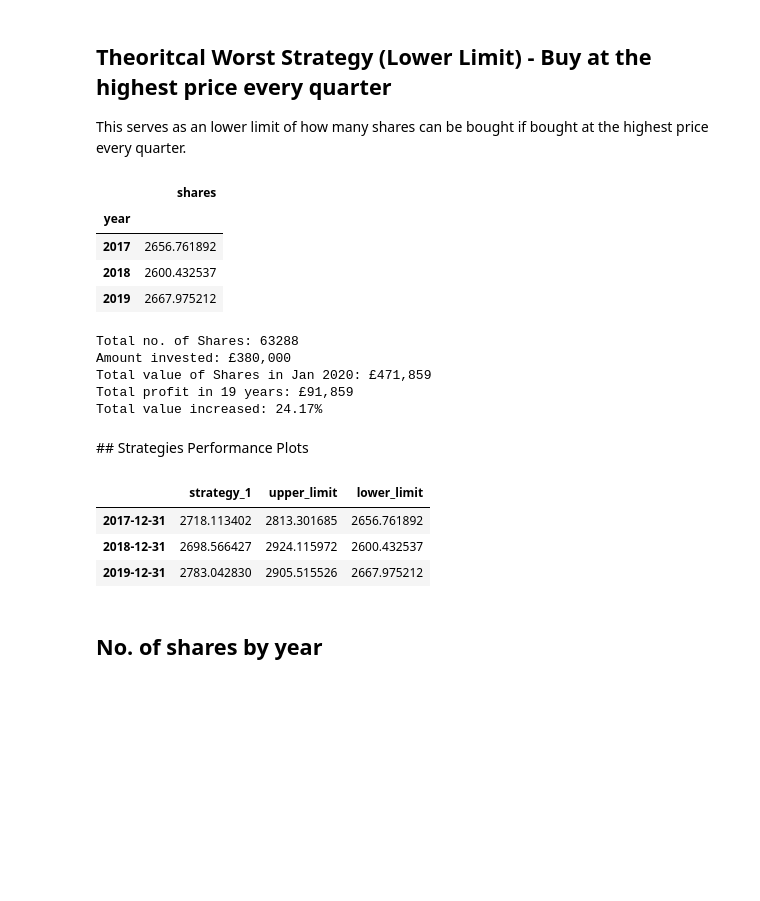
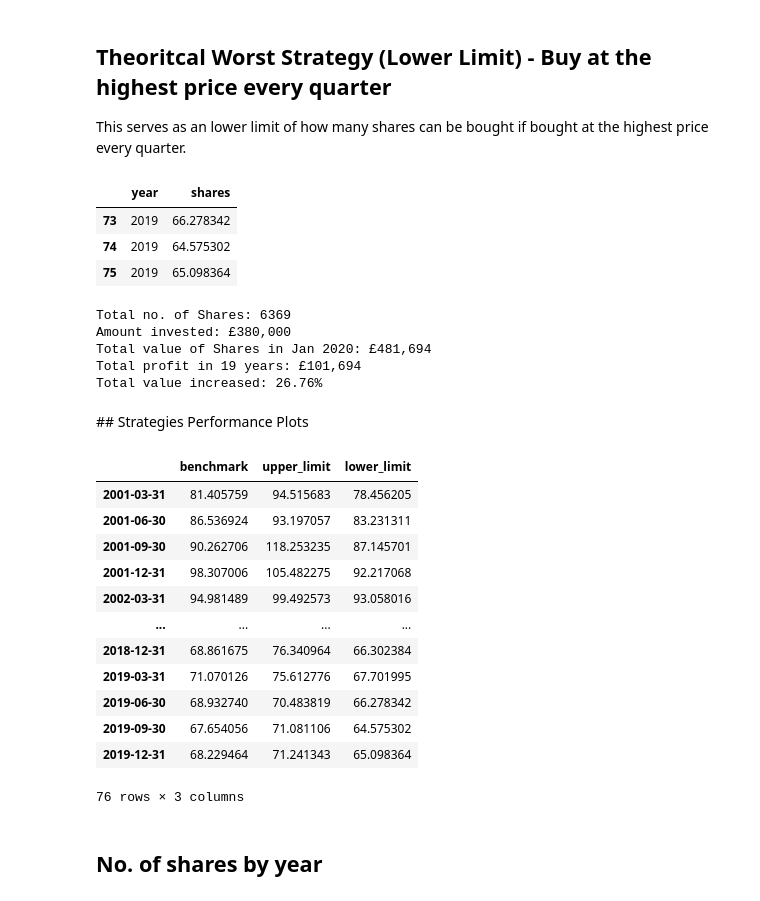
Before and after one commit to Sabihxh/finance, a Jupyter notebook: tridex/Investment Strategies.ipynb, the cells around one changed output. Saved outputs shown, nothing was run; the diff lists cells and outputs as text; code cells hidden in the pictures; blank space fills up the shorter version.

```diff
--- a/tridex/Investment Strategies.ipynb
+++ b/tridex/Investment Strategies.ipynb
@@ -51,7 +71,7 @@ UKX_sheet = BASE_URL.format('gid=134530274')
 ISF_sheet = BASE_URL.format('gid=1374752918')
 # %%
 # Read data
-df = pd.read_csv(ISF_sheet)
+df = pd.read_csv(UKX_sheet)
 
 # Rename columns
 df = df.rename(columns={'Unnamed: 1': 'Open'})
@@ -71,3 +91,4 @@ df['quarter'] = df['Date'].dt.quarter
 df['avg'] = round((df['High'] + df['Low']) / 2, 2) # $\frac{high + low}{2}$
 
 # df = df.set_index('Date')
+df.head()
@@ -106,7 +180,7 @@ def get_stats(strategy_df):
 # %%
 monthly_limit = (LIMIT/12) - FEE
 
-strategy_1 = (
+benchmark = (
         monthly_limit/(df
             .loc[
                 df['Date'].isin(
@@ -124,5 +198,13 @@ strategy_1 = (
         .set_index('Date')
     )
 
-strategy_1 = strategy_1.reset_index()
-strategy_1 = strategy_1.groupby(strategy_1['Date'].dt.year).sum().rename(columns={'avg': 'shares'})
+benchmark = benchmark.reset_index()
+benchmark = (
+    benchmark
+    .groupby([benchmark['Date'].dt.year, benchmark['Date'].dt.quarter])
+    .sum()
+    .rename(columns={'avg': 'shares'})
+)
+
+benchmark.index = benchmark.index.set_names(['year', 'quarter'])
+benchmark = benchmark.reset_index()
@@ -165,8 +253,6 @@ upper_limit = (
         )
         .reset_index()
         .rename(columns={'Low': 'shares'})
-        .groupby('year')
-        .agg({'shares': 'sum'})
 )
 # %%
 upper_limit.tail(3)
@@ -203,40 +288,46 @@ lower_limit = (
         )
         .reset_index()
         .rename(columns={'High': 'shares'})
-        .groupby('year')
-        .agg({'shares': 'sum'})
 )
 # %%
 lower_limit.tail(3)
 # %% [output]
-|  | shares |
-| year |  |
-| 2017 | 2656.761892 |
-| 2018 | 2600.432537 |
-| 2019 | 2667.975212 |
+|  | year | shares |
+| 73 | 2019 | 66.278342 |
+| 74 | 2019 | 64.575302 |
+| 75 | 2019 | 65.098364 |
-# %%
-get_stats(lower_limit)
-# %% [output]
-Total no. of Shares: 63288
-Amount invested: £380,000
-Total value of Shares in Jan 2020: £471,859
-Total profit in 19 years: £91,859
-Total value increased: 24.17%
+# %%
+get_stats(lower_limit.groupby('year').agg({'shares': 'sum'}))
+# %% [output]
+Total no. of Shares: 6369
+Amount invested: £380,000
+Total value of Shares in Jan 2020: £481,694
+Total profit in 19 years: £101,694
+Total value increased: 26.76%
 # %% [markdown]
 ## Strategies Performance Plots
 # %%
-result = pd.DataFrame(index=pd.date_range(start='2001-12-31', end='2019-12-31', freq='Y'))
+strategies = pd.DataFrame(index=pd.date_range(start='2001-01-01', end='2019-12-31', freq='Q'))
 
-result['strategy_1'] = strategy_1['shares'].to_list()
-result['upper_limit'] = upper_limit['shares'].to_list()
-result['lower_limit'] = lower_limit['shares'].to_list()
+strategies['benchmark'] = benchmark['shares'].to_list()
+strategies['upper_limit'] = upper_limit['shares'].to_list()
+strategies['lower_limit'] = lower_limit['shares'].to_list()
 
-result.tail(3)
+strategies
 # %% [output]
-|  | strategy_1 | upper_limit | lower_limit |
-| 2017-12-31 | 2718.113402 | 2813.301685 | 2656.761892 |
-| 2018-12-31 | 2698.566427 | 2924.115972 | 2600.432537 |
-| 2019-12-31 | 2783.042830 | 2905.515526 | 2667.975212 |
+|  | benchmark | upper_limit | lower_limit |
+| 2001-03-31 | 81.405759 | 94.515683 | 78.456205 |
+| 2001-06-30 | 86.536924 | 93.197057 | 83.231311 |
+| 2001-09-30 | 90.262706 | 118.253235 | 87.145701 |
+| 2001-12-31 | 98.307006 | 105.482275 | 92.217068 |
+| 2002-03-31 | 94.981489 | 99.492573 | 93.058016 |
+| ... | ... | ... | ... |
+| 2018-12-31 | 68.861675 | 76.340964 | 66.302384 |
+| 2019-03-31 | 71.070126 | 75.612776 | 67.701995 |
+| 2019-06-30 | 68.932740 | 70.483819 | 66.278342 |
+| 2019-09-30 | 67.654056 | 71.081106 | 64.575302 |
+| 2019-12-31 | 68.229464 | 71.241343 | 65.098364 |
+76 rows × 3 columns
 # %% [markdown]
 ## No. of shares by year
 # %%
```
Also changed, not shown: parts of 21 cells of this notebook.
